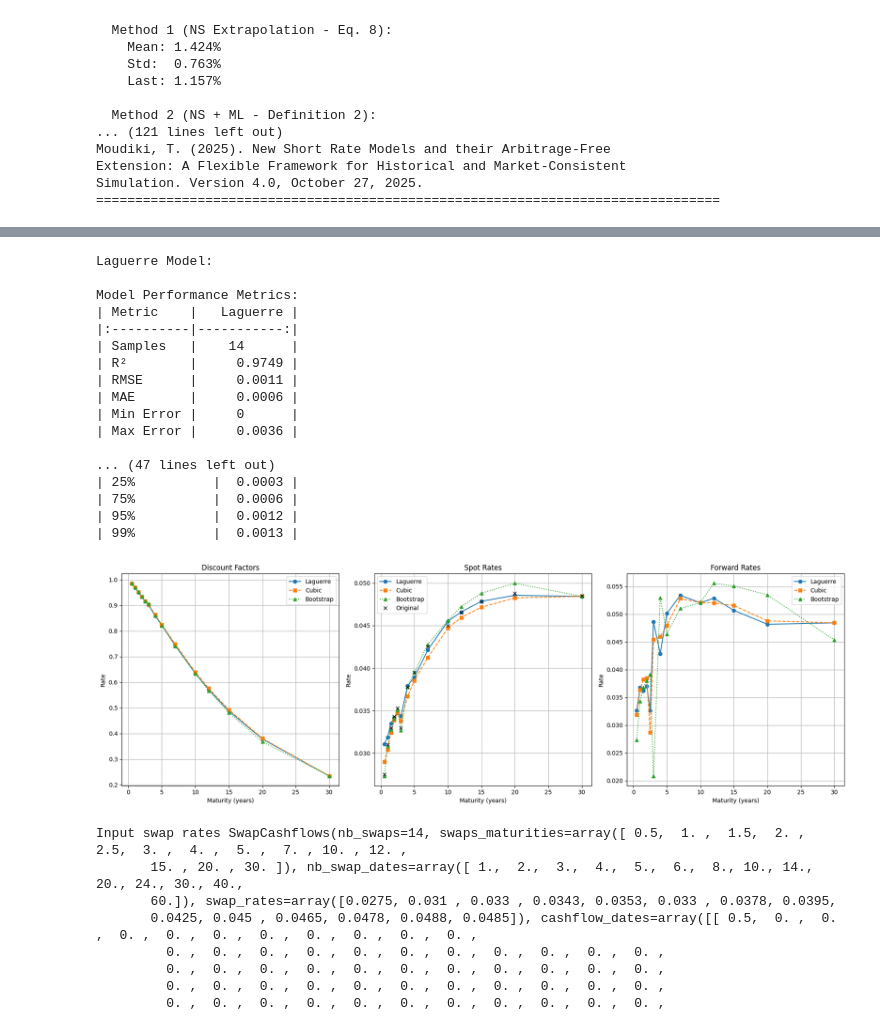
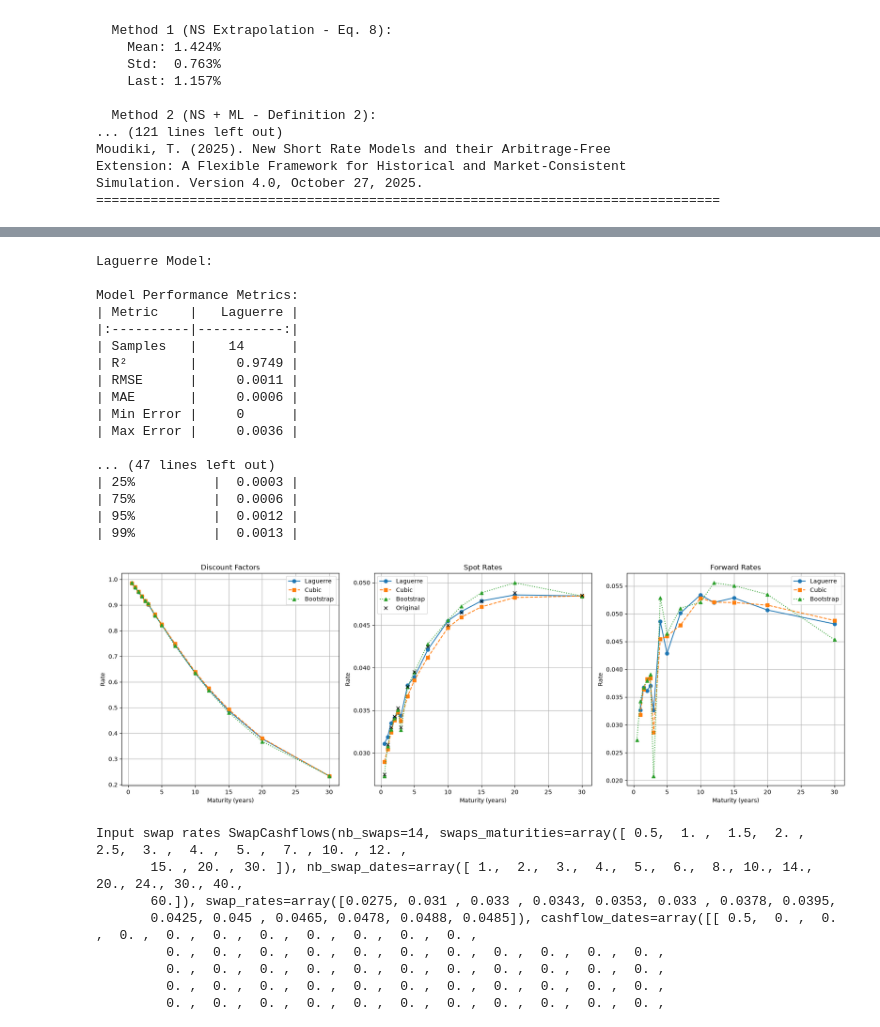
Before and after one commit to Techtonique/yieldcurve, a Jupyter notebook: examples/2025_01_03_examples_yieldcurveml.ipynb, the cells around one changed output, grey strips where cells are left out. Drawn from its saved outputs; the diff is of its cells as text; code cells hidden in the pictures.

```diff
--- a/examples/2025_01_03_examples_yieldcurveml.ipynb
+++ b/examples/2025_01_03_examples_yieldcurveml.ipynb
@@ -536,8 +554,8 @@ def main():
     if (stripper_laguerre.curve_rates_.forward_rates is not None and
         stripper_cubic.curve_rates_.forward_rates is not None and
         stripper_bootstrap.curve_rates_.forward_rates is not None):
-        axes[2].plot(data.maturity, stripper_laguerre.curve_rates_.forward_rates, 'o-', label='Laguerre')
-        axes[2].plot(data.maturity, stripper_cubic.curve_rates_.forward_rates, 's--', label='Cubic')
+        axes[2].plot(data.maturity[1:], stripper_laguerre.curve_rates_.forward_rates, 'o-', label='Laguerre')
+        axes[2].plot(data.maturity[1:], stripper_cubic.curve_rates_.forward_rates, 's--', label='Cubic')
         axes[2].plot(data.maturity, stripper_bootstrap.curve_rates_.forward_rates, '^:', label='Bootstrap')
         axes[2].set_title('Forward Rates')
         axes[2].set_yscale('symlog')  # Use symlog scale to handle negative values
@@ -547,10 +565,6 @@ def main():
     plt.tight_layout()
     plt.show()
 
-    print(stripper_cubic.curve_rates_.forward_rates == stripper_cubic.curve_rates_.spot_rates)
-    print(stripper_laguerre.curve_rates_.forward_rates == stripper_laguerre.curve_rates_.spot_rates)
-
-
 if __name__ == "__main__":
     main()
 # %% [output]
@@ -642,8 +652,8 @@ def main():
     axes[1].grid(True)
 
     # Plot forward rates (all models)
-    axes[2].plot(data.maturity, stripper_laguerre.curve_rates_.forward_rates, 'o-', label='Laguerre')
-    axes[2].plot(data.maturity, stripper_cubic.curve_rates_.forward_rates, 's--', label='Cubic')
+    axes[2].plot(data.maturity[1:], stripper_laguerre.curve_rates_.forward_rates, 'o-', label='Laguerre')
+    axes[2].plot(data.maturity[1:], stripper_cubic.curve_rates_.forward_rates, 's--', label='Cubic')
     axes[2].plot(data.maturity, stripper_bootstrap.curve_rates_.forward_rates, '^:', label='Bootstrap')
     axes[2].set_title('Forward Rates')
     axes[2].legend()
@@ -756,7 +766,10 @@ def main():
         for name, stripper in strippers.items():
             predictions = stripper.predict(t_extended)
             values = getattr(predictions, config['attr'])
-            ax.plot(t_extended, values, config['style'], label=name)
+            try:
+                ax.plot(t_extended, values, config['style'], label=name)
+            except Exception:
+                ax.plot(t_extended[1:], values, config['style'], label=name)
 
             # Add dots for bootstrap points
             if name == 'Bootstrap':
@@ -868,42 +881,42 @@ def main():
     axes[1].grid(True)
 
     # Plot forward rates (all models)
-    axes[2].plot(data.maturity, stripper_laguerre.curve_rates_.forward_rates, 'o-', label='Laguerre')
-    axes[2].plot(data.maturity, stripper_cubic.curve_rates_.forward_rates, 's--', label='Cubic')
+    axes[2].plot(data.maturity[1:], stripper_laguerre.curve_rates_.forward_rates, 'o-', label='Laguerre')
+    axes[2].plot(data.maturity[1:], stripper_cubic.curve_rates_.forward_rates, 's--', label='Cubic')
     axes[2].plot(data.maturity, stripper_bootstrap.curve_rates_.forward_rates, '^:', label='Bootstrap')
     axes[2].set_title('Forward Rates')
     axes[2].legend()
     axes[2].grid(True)
 
     # Add y-labels
     for ax in axes:
         ax.set_ylabel('Rate')
         ax.set_xlabel('Maturity (years)')
 
     plt.tight_layout()
     plt.show()
 
 if __name__ == "__main__":
     main()
 # %% [output]
 Laguerre Model:
 
 Model Performance Metrics:
 | Metric    |   Laguerre |
 |:----------|-----------:|
 | Samples   |    14      |
 | R²        |     0.9749 |
 | RMSE      |     0.0011 |
 | MAE       |     0.0006 |
 | Min Error |     0      |
 | Max Error |     0.0036 |
 
 ... (47 lines left out)
 | 25%          |  0.0003 |
 | 75%          |  0.0006 |
 | 95%          |  0.0012 |
 | 99%          |  0.0013 |
-[figure, old version]
+[figure, new version]
 # %%
 import numpy as np
 from yieldcurveml.utils.utils import swap_cashflows_matrix, get_swap_rates
```
Also changed, not shown: parts of 6 cells of this notebook.
